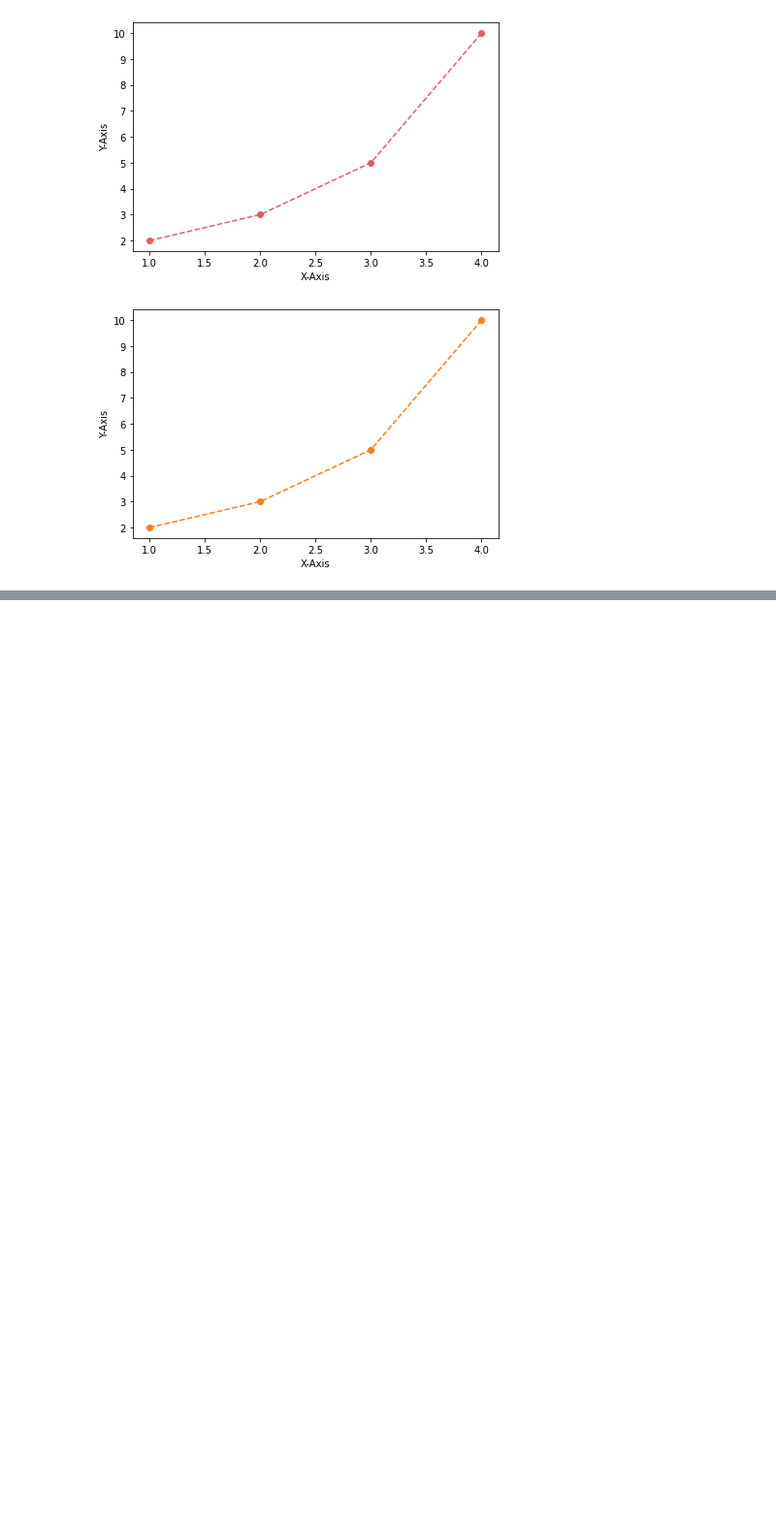
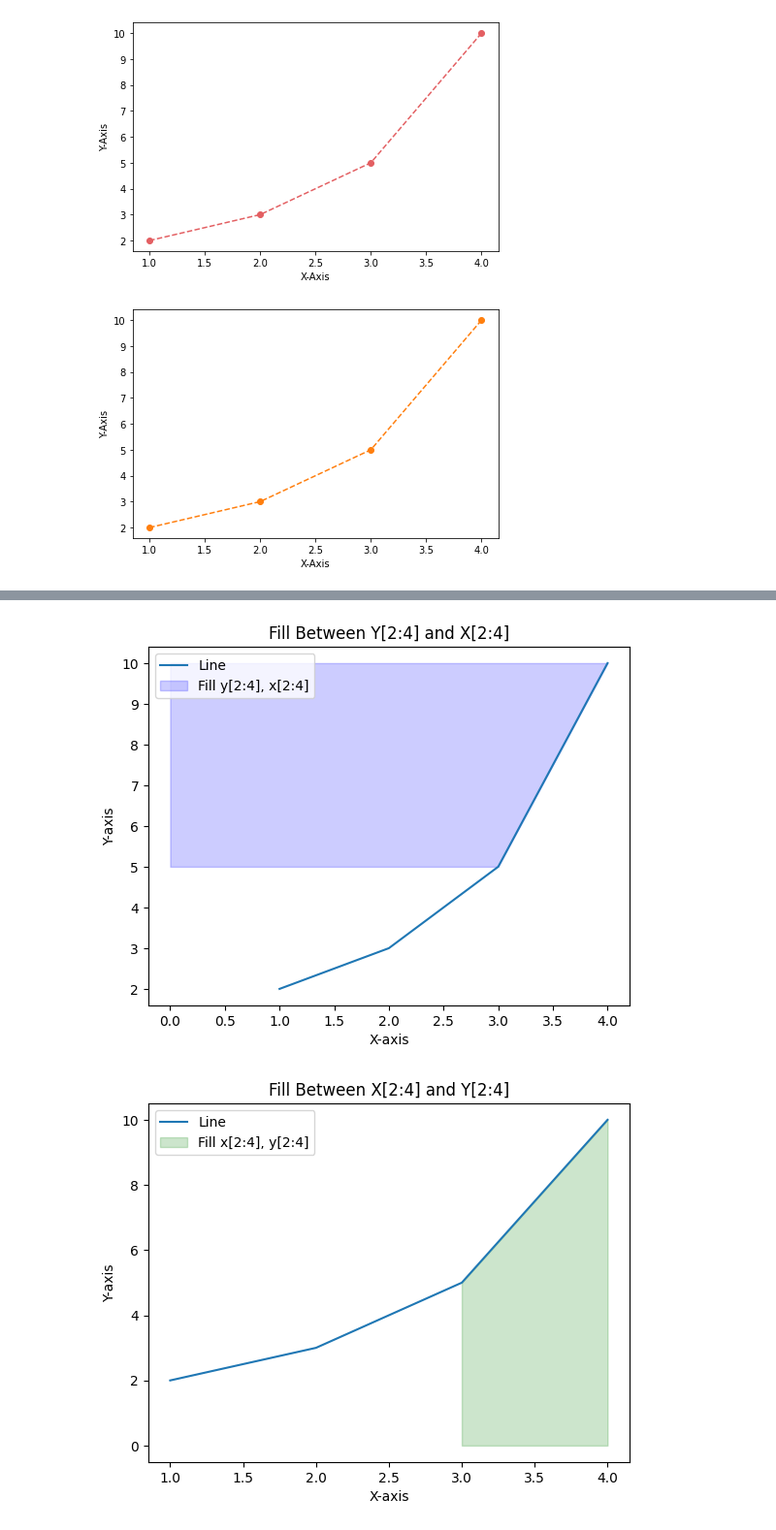
Before and after one commit to py4ine/study_Visualization, a Jupyter notebook: 20240619_Matplotlib_basic.ipynb, the cells around one changed output, grey strips where cells are left out. Shown: that part at 97% size. Drawn from its saved outputs; the diff is of its cells as text; code cells hidden in the pictures; blank space fills up the shorter version.

```diff
--- a/20240619_Matplotlib_basic.ipynb
+++ b/20240619_Matplotlib_basic.ipynb
@@ -424,0 +458,26 @@ plt.show()
+# %%
+x = [1, 2, 3, 4]
+y = [2, 3, 5, 10]
+
+# 첫 번째 경우: y축 기준으로 채우기
+plt.figure()
+plt.plot(x, y, label='Line')  # 기본 선 그래프
+plt.xlabel('X-axis')
+plt.ylabel('Y-axis')
+plt.fill_betweenx(y[2:4], x[2:4], alpha=0.2, color='blue', label='Fill y[2:4], x[2:4]')
+plt.legend()
+plt.title('Fill Between Y[2:4] and X[2:4]')
+plt.show()
+
+# 두 번째 경우: x축 기준으로 채우기
+plt.figure()
+plt.plot(x, y, label='Line')  # 기본 선 그래프
+plt.xlabel('X-axis')
+plt.ylabel('Y-axis')
+plt.fill_between(x[2:4], y[2:4], alpha=0.2, color='green', label='Fill x[2:4], y[2:4]')
+plt.legend()
+plt.title('Fill Between X[2:4] and Y[2:4]')
+plt.show()
+# %% [output]
+[figure, added]
+[figure, added]
```
Also changed, not shown: parts of 6 cells of this notebook.
